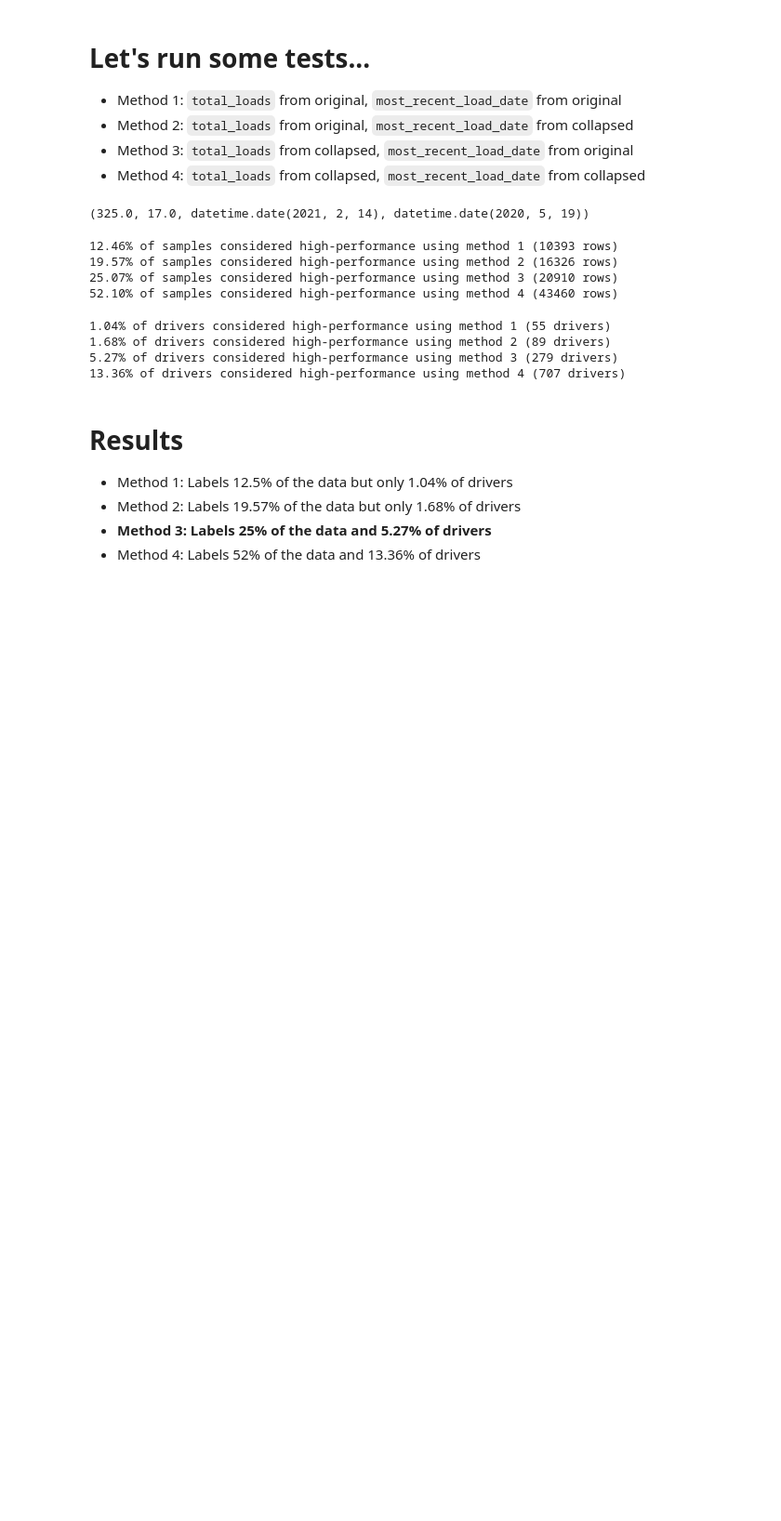
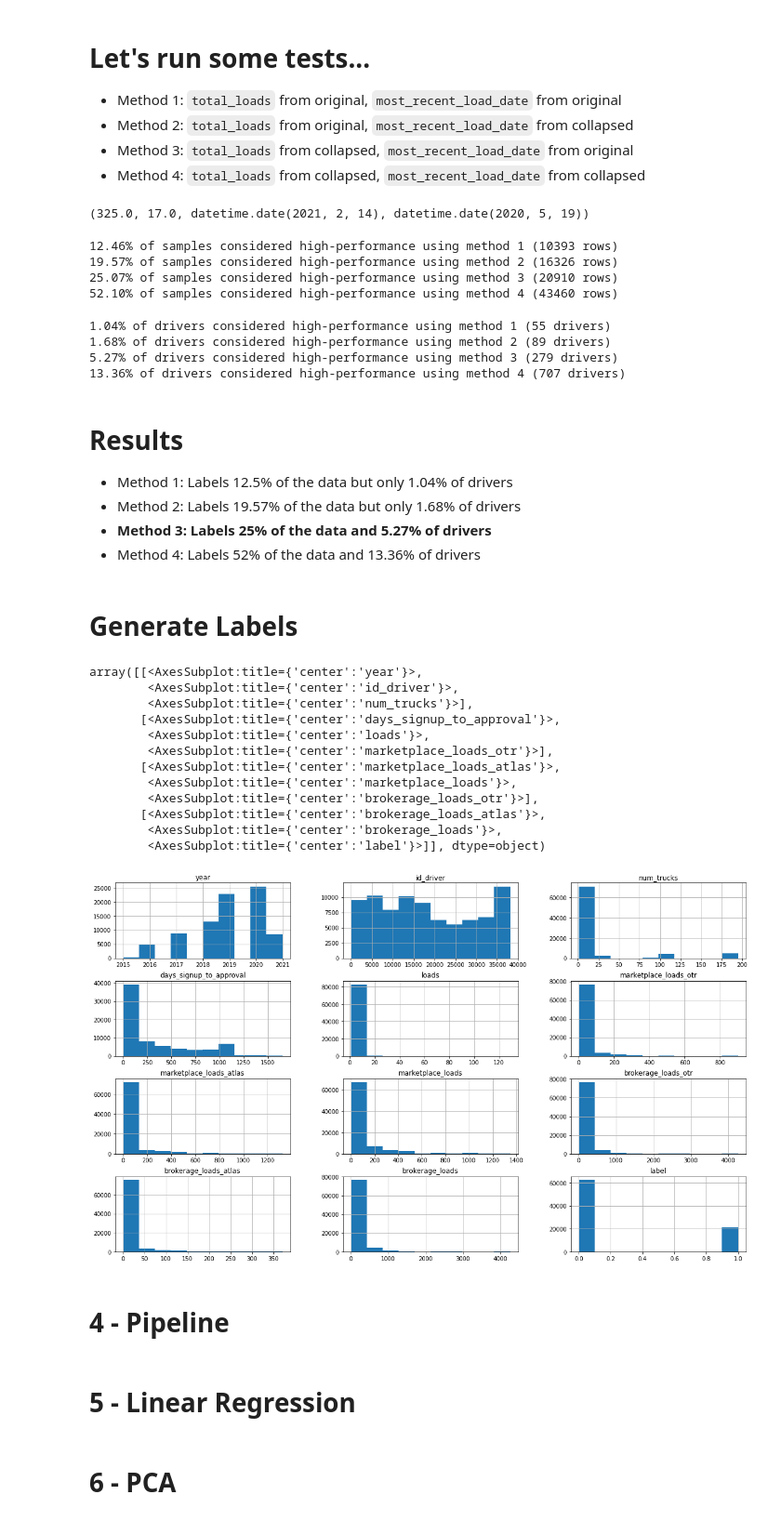
Before and after one commit to kpstesla/DSF_Project_3, a Jupyter notebook: main.ipynb, the cells around one changed output. Shown at 93% size. Drawn from its saved outputs; the diff is of its cells as text; code cells hidden in the pictures; blank space fills up the shorter version.

Commit message:
Updated transformations

```diff
--- a/main.ipynb
+++ b/main.ipynb
@@ -157,3 +158,11 @@ def encode_categorical_columns(dataframe):
     # Concatenate various new frames with the original and return
     result = pd.concat([frame, trucks, weekdays], axis=1)
     return result
+# %%
+def generate_labels(dataframe, loads_percentile, most_recent_percentile):
+    label_encoder = LabelEncoder()
+    frame = dataframe.copy()
+    labels = (dataframe.total_loads >= loads_percentile) & (dataframe.most_recent_load_date >= most_recent_percentile)
+    frame['label'] = label_encoder.fit_transform(labels)
+    frame.drop(columns=['total_loads', 'most_recent_load_date'], inplace=True)
+    return frame
@@ -183,0 +204,2 @@ df2 = aggregate_rows_by_driver_id(df)
+# %%
+df.drop(columns=['Unnamed: 0', 'load_day'], inplace=True)
@@ -352,3 +338,7 @@ print(f'{(rows4 / n_drivers) * 100:.2f}% of drivers considered high-performance
 - Method 2: Labels 19.57% of the data but only 1.68% of drivers
 - **Method 3: Labels 25% of the data and 5.27% of drivers**
 - Method 4: Labels 52% of the data and 13.36% of drivers
+# %% [markdown]
+# Generate Labels
+# %%
+labeled_df = generate_labels(df, top_loads2, top_most_recent1)
@@ -354,0 +351,22 @@ print(f'{(rows4 / n_drivers) * 100:.2f}% of drivers considered high-performance
+# %%
+labeled_df.hist(figsize=(20,12))
+# %% [output]
+array([[<AxesSubplot:title={'center':'year'}>,
+        <AxesSubplot:title={'center':'id_driver'}>,
+        <AxesSubplot:title={'center':'num_trucks'}>],
+       [<AxesSubplot:title={'center':'days_signup_to_approval'}>,
+        <AxesSubplot:title={'center':'loads'}>,
+        <AxesSubplot:title={'center':'marketplace_loads_otr'}>],
+       [<AxesSubplot:title={'center':'marketplace_loads_atlas'}>,
+        <AxesSubplot:title={'center':'marketplace_loads'}>,
+        <AxesSubplot:title={'center':'brokerage_loads_otr'}>],
+       [<AxesSubplot:title={'center':'brokerage_loads_atlas'}>,
+        <AxesSubplot:title={'center':'brokerage_loads'}>,
+        <AxesSubplot:title={'center':'label'}>]], dtype=object)
+[figure, added]
+# %% [markdown]
+# 4 - Pipeline
+# %% [markdown]
+# 5 - Linear Regression
+# %% [markdown]
+# 6 - PCA
```
Also changed, not shown: parts of 25 cells of this notebook.
